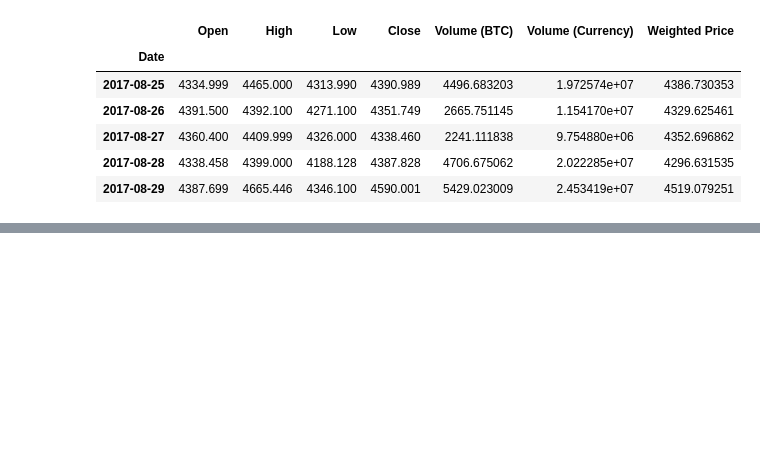
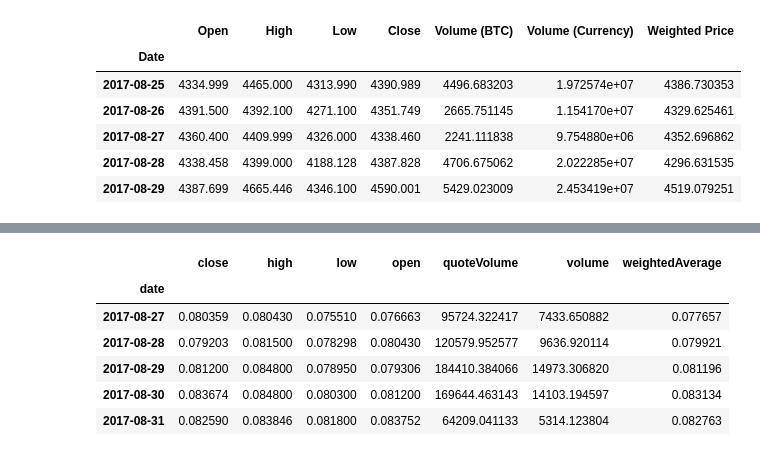
Before and after one commit to clintondiy/cryptocurrency-analysis, a Jupyter notebook: Cryptocurrency Analysis.ipynb, the cells around one changed output, grey strips where cells are left out. Cells and saved outputs as stored; diff of their text form; code cells hidden in the pictures; blank space fills up the shorter version.

```diff
--- a/Cryptocurrency Analysis.ipynb
+++ b/Cryptocurrency Analysis.ipynb
@@ -52,0 +159,25 @@ py.iplot([btc_trace])
+# %%
+def get_json_data(json_url, cache_path):
+    '''Download and cache JSON data, return as a dataframe.'''
+    try:
+        f = open(cache_path, 'rb')
+        df = pickle.load(f)
+        print('Loaded {} from cache'.format(json_url))
+    except (OSError, IOError) as e:
+        print('Downloading {}'.format(json_url))
+        df = pd.read_json(json_url)
+        df.to_pickle(cache_path)
+        print('Cached {} at {}'.format(json_url, cache_path))
+    return df
+# %%
+base_polo_url = 'https://poloniex.com/public?command=returnChartData&currencyPair={}&start={}&end={}&period={}'
+start_date = datetime.strptime('2015-01-01', '%Y-%m-%d') # get data from the start of 2015
+end_date = datetime.now() # up until today
+pediod = 86400 # pull daily data (86,400 seconds per day)
+
+def get_crypto_data(poloniex_pair):
+    '''Retrieve cryptocurrency data from poloniex'''
+    json_url = base_polo_url.format(poloniex_pair, start_date.timestamp(), end_date.timestamp(), pediod)
+    data_df = get_json_data(json_url, poloniex_pair)
+    data_df = data_df.set_index('date')
+    return data_df
@@ -52,0 +211,10 @@ py.iplot([btc_trace])
+# %%
+altcoin_data['ETH'].tail()
+# %% [output]
+|  | close | high | low | open | quoteVolume | volume | weightedAverage |
+| date |  |  |  |  |  |  |  |
+| 2017-08-27 | 0.080359 | 0.080430 | 0.075510 | 0.076663 | 95724.322417 | 7433.650882 | 0.077657 |
+| 2017-08-28 | 0.079203 | 0.081500 | 0.078298 | 0.080430 | 120579.952577 | 9636.920114 | 0.079921 |
+| 2017-08-29 | 0.081200 | 0.084800 | 0.078950 | 0.079306 | 184410.384066 | 14973.306820 | 0.081196 |
+| 2017-08-30 | 0.083674 | 0.084800 | 0.080300 | 0.081200 | 169644.463143 | 14103.194597 | 0.083134 |
+| 2017-08-31 | 0.082590 | 0.083846 | 0.081800 | 0.083752 | 64209.041133 | 5314.123804 | 0.082763 |
```
Also changed, not shown: parts of 19 cells of this notebook, 12 other files.
